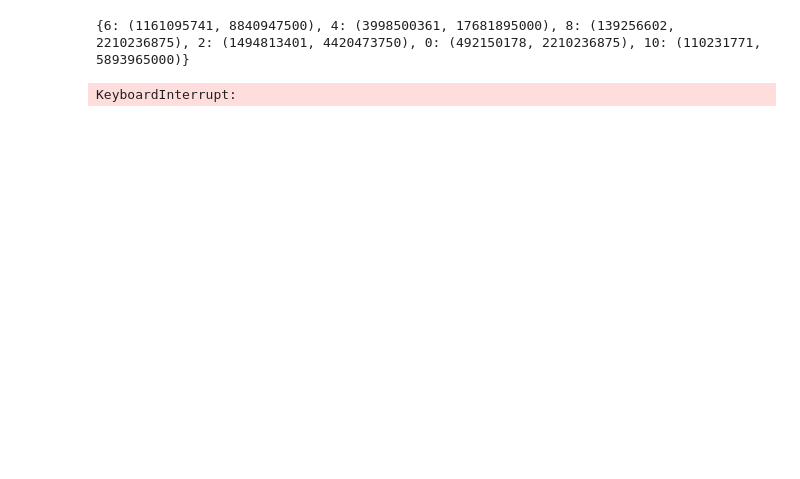
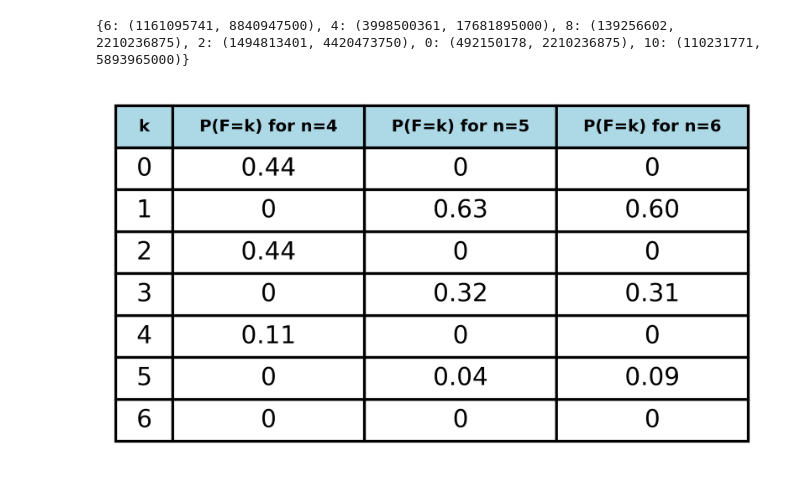
Before and after one commit to jobryen/PSWP-Assignment-3, a Jupyter notebook: hat.ipynb, the cells around one changed output. Cells and saved outputs as stored; diff of their text form; code cells hidden in the pictures; blank space fills up the shorter version.

```diff
--- a/hat.ipynb
+++ b/hat.ipynb
@@ -98,22 +95,0 @@ heathat(2026,5000)
-# %%
-n = 2026
-trials = 10000
-counts = {}
-
-for _ in range(trials):
-    f = hat(n)
-    counts[f] = counts.get(f, 0) + 1
-
-values = sorted(counts)
-probs = [counts[v] / trials for v in values]
-max_prob = max(probs)
-
-plt.figure(dpi=600)
-plt.bar([str(v) for v in values], probs)
-
-plt.xticks([])
-plt.tick_params(axis='x', length=0)
-
-plt.title(f"Hat game: distribution for $n={n}$ over ${trials}$ trials")
-plt.ylim(0, 1.05 * max_prob)
-plt.show()
@@ -297,7 +262,7 @@ def plot_prob_table_same(ns):
     )
 
     tbl.auto_set_font_size(False)
-    tbl.set_fontsize(3)
+    tbl.set_fontsize(9)
 
     for (r, c), cell in tbl.get_celld().items():
         cell.set_edgecolor("black")
@@ -310,7 +275,6 @@ def plot_prob_table_same(ns):
     fig.savefig(fname = "hat_table.png", dpi=600, bbox_inches="tight", pad_inches=0)
     plt.show()
 # %%
-plot_prob_table_same((4, 5, 6,7,8,9,10,11,12,13,14)) #prove decreasing up to n = 14
 plot_prob_table_same((4, 5, 6))
 # %% [output]
-KeyboardInterrupt:
+[figure, added]
```
Also changed, not shown: parts of 7 cells of this notebook.
